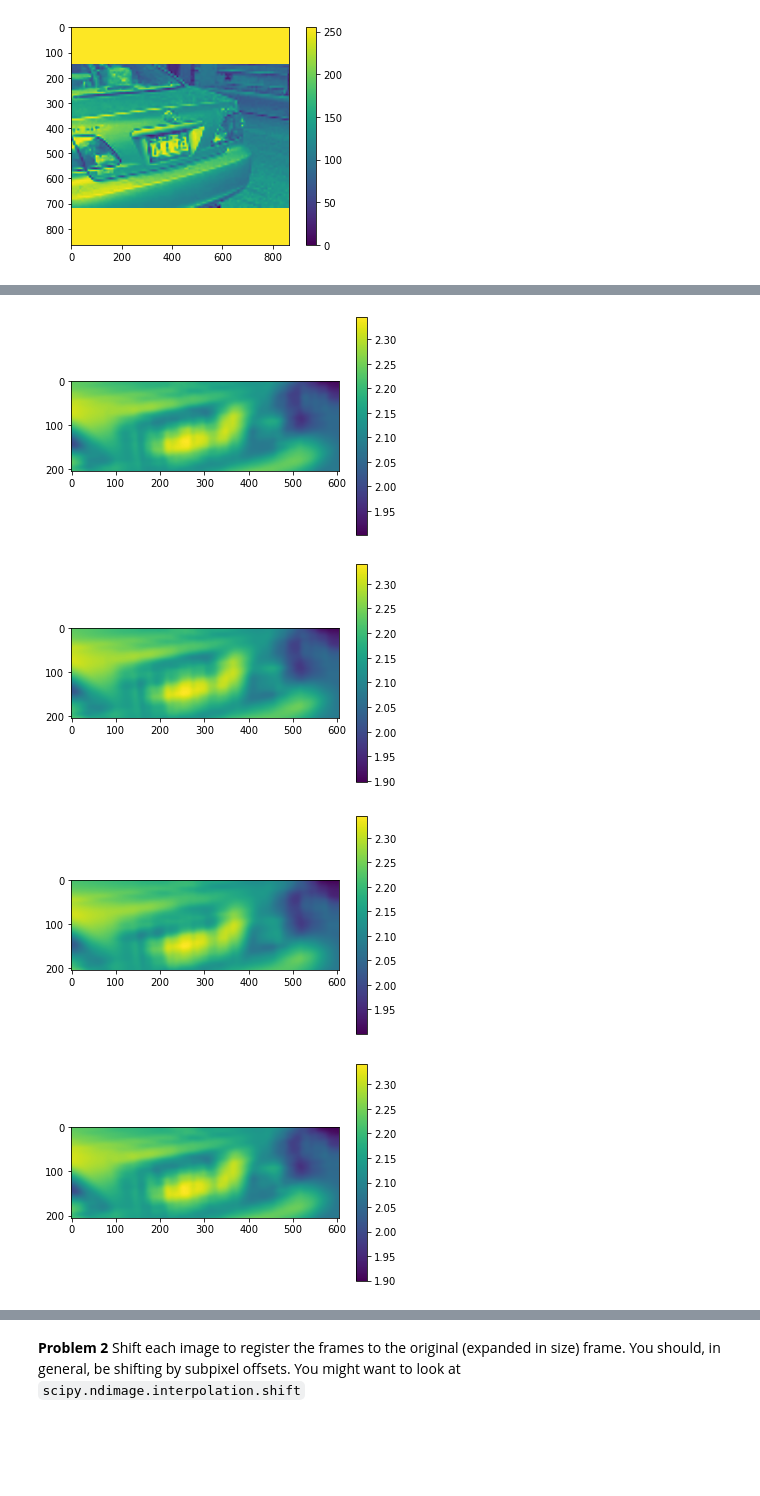
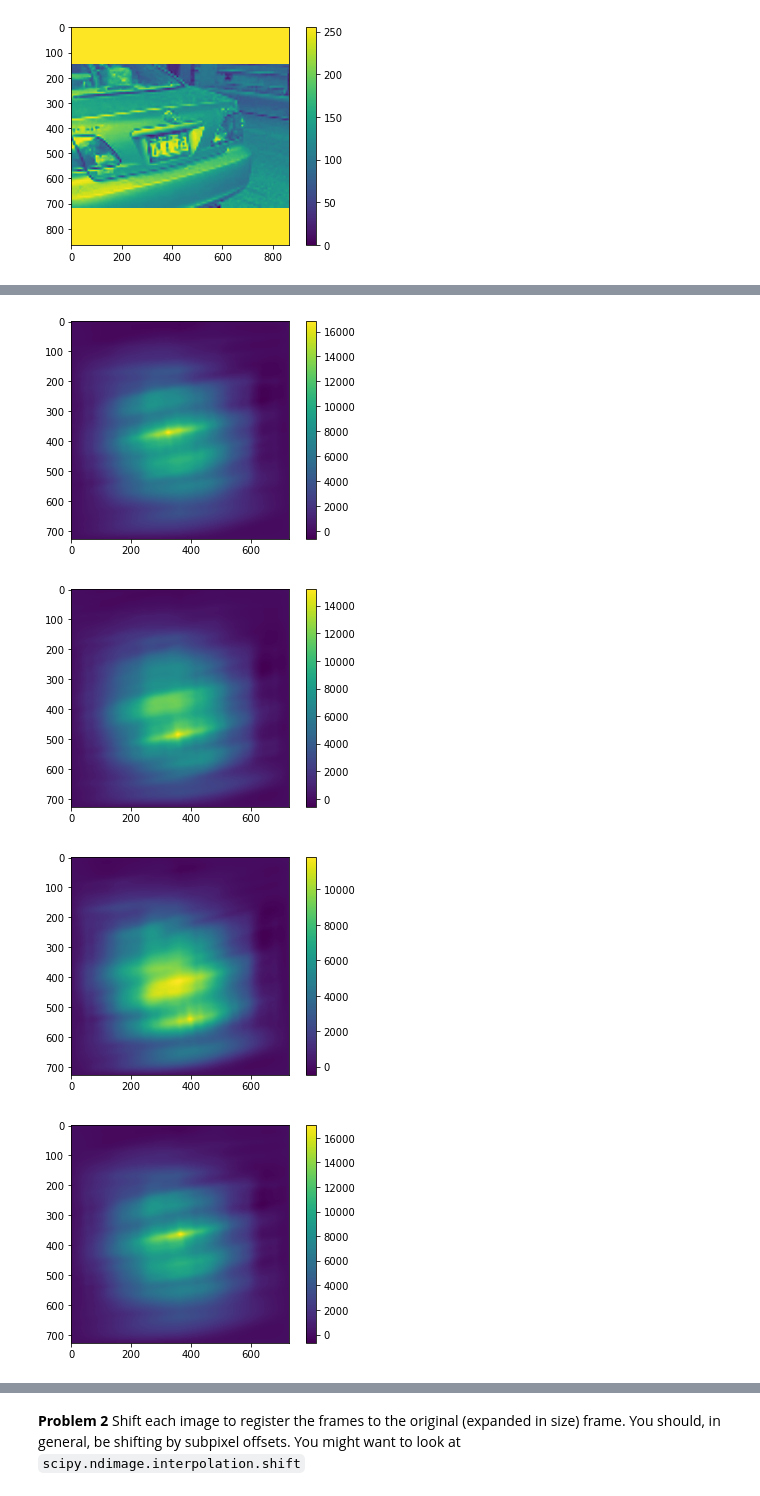
Before and after one commit to christianhbye/python_ay_250_hw, a Jupyter notebook: hw_1/hw_1_assignment.ipynb, the cells around one changed output, grey strips where cells are left out. Saved outputs shown, nothing was run; the diff lists cells and outputs as text; code cells hidden in the pictures; blank space fills up the shorter version.

```diff
--- a/hw_1/hw_1_assignment.ipynb
+++ b/hw_1/hw_1_assignment.ipynb
@@ -91,7 +91,8 @@ plt.show()
 # %% [output]
 [figure]
 # %%
-crop_x,crop_y=100,300
+# crop the brightest parts which otherwise would skew the correletaion
+crop_x,crop_y=250,250
 cropped=im[crop_y:-crop_y, crop_x:-crop_x]
 plt.figure()
 plt.imshow(cropped, interpolation='none')
@@ -102,39 +103,48 @@ plt.show()
 # %%
-dims=np.array(cropped.shape)
+N_images=100  # total number of images
+
+dims=np.array(cropped.shape)  # get image size
 im_arrays=np.empty((N_images, *dims))  # make array of resized images
 
-# convolution window
-window_length=30
-win_min=dims//2-window_length
-win_max=dims//2+window_length
+# make convolution kernel around the center of the images
+kernel_length=15
+ker_min=dims//2-kernel_length
+ker_max=dims//2+kernel_length
 
 # shape of convolution (using mode='valid')
-cdims=dims-2*window_length+1
+#cdims=dims-2*kernel_length+1
+cdims=2*dims-1
 convs=np.empty((N_images, *cdims))
 offsets=np.zeros((N_images, 2))  # array of offsets along each dimension
 # %%
 for i in range(N_images):  # loop over images
     im_path='./data/Data/im2-'+str(i)+'.png'
-    im=Image.open(im_path).convert('L')
-    im=im.resize(tuple(3*s for s in im.size))
-    im=np.array(im)[crop_y:-crop_y, crop_x:-crop_x]
-    im_arrays[i]=im
+    im=Image.open(im_path).convert('L')  # load image
+    im=im.resize(tuple(3*s for s in im.size))  # resize to 3x size along each axis
+    im=np.array(im)[crop_y:-crop_y, crop_x:-crop_x]  # crop and convert to numpy array
+    im=(im-im.min())/(im.max()-im.min())
+    im_arrays[i]=2*im-1
     # find offset wrt to first frame
     if i>0:
-        window=im[win_min[0]:win_max[0],win_min[1]:win_max[1]]
-        window=window/window.sum()
-        conv=scipy.signal.fftconvolve(im_arrays[0], window[::-1, ::-1], mode='valid')
+        #kernel=im[ker_min[0]:ker_max[0],ker_min[1]:ker_max[1]]
+        #kernel=kernel/kernel.sum()
+        #conv=signal.fftconvolve(im_arrays[0], kernel[::-1, ::-1], mode='valid')
+        #conv=signal.correlate(im_arrays[0], kernel, mode='valid')
+        conv=signal.correlate(im_arrays[0], im, mode='full')
         convs[i]=conv
-        offsets[i]=np.array(np.unravel_index(conv.argmax(), conv.shape))-dims//2  # get offsets along each axis
+        # compute shift
+        #kernel_topleft=np.array(np.unravel_index(conv.argmax(), conv.shape))  # kernel top left corner for peak corr
+        #kernel_center=kernel_topleft+kernel_length  # kernel center for peak correlation
+        #offsets[i]=kernel_center-dims//2  # kernel center to image center
+        offsets[i]=np.array(np.unravel_index(conv.argmax(), conv.shape))-dims+1
 # %%
 for i in range(1, 10):
     plt.figure()
-    plt.imshow(np.log10(convs[i]))
-    #plt.scatter(*offsets[i][::-1], color='white')
+    plt.imshow((convs[i]))
     plt.colorbar()
     plt.show()
 # %% [output]
-[figure, old version]
+[figure, new version]
-[figure, old version]
+[figure, new version]
-[figure, old version]
+[figure, new version]
-[figure, old version]
+[figure, new version]
```
Also changed, not shown: parts of 11 cells of this notebook.
